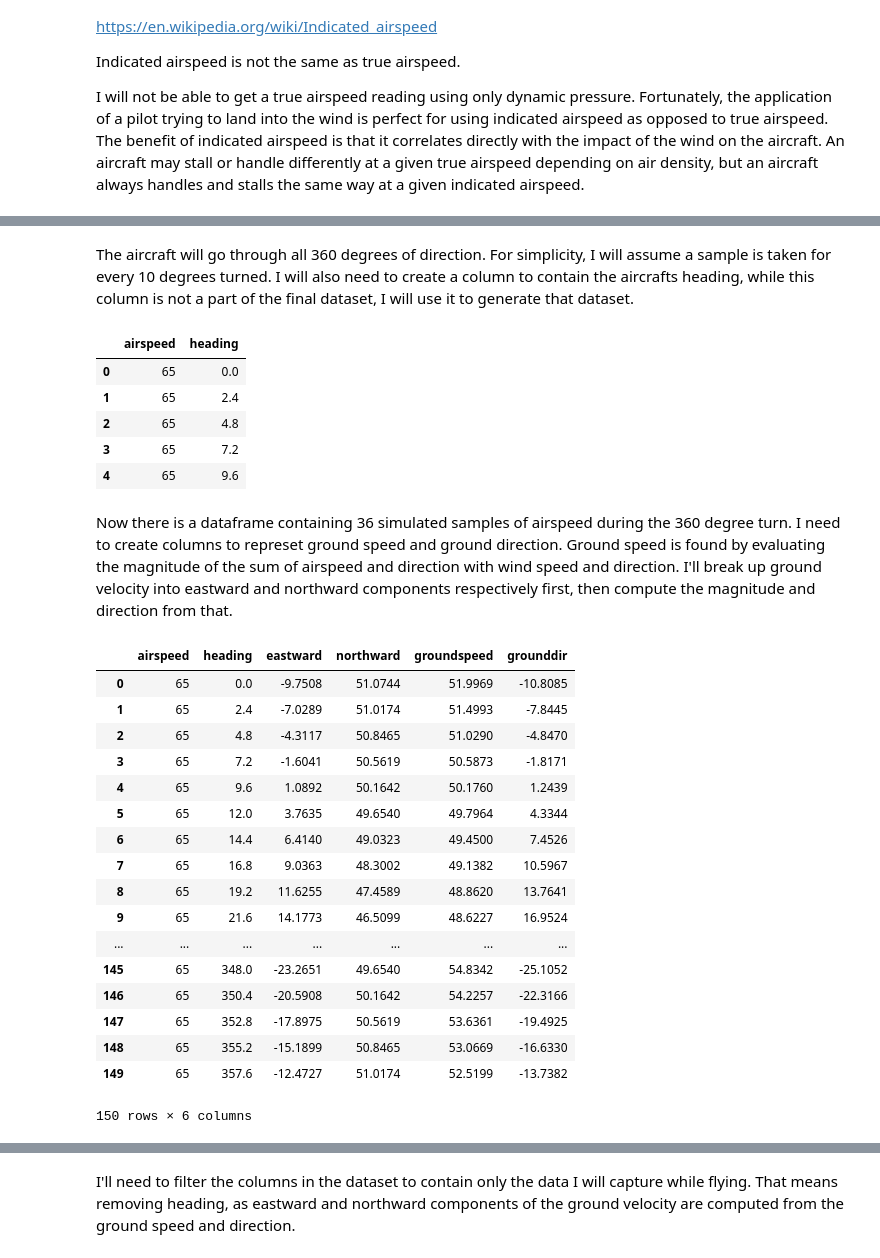
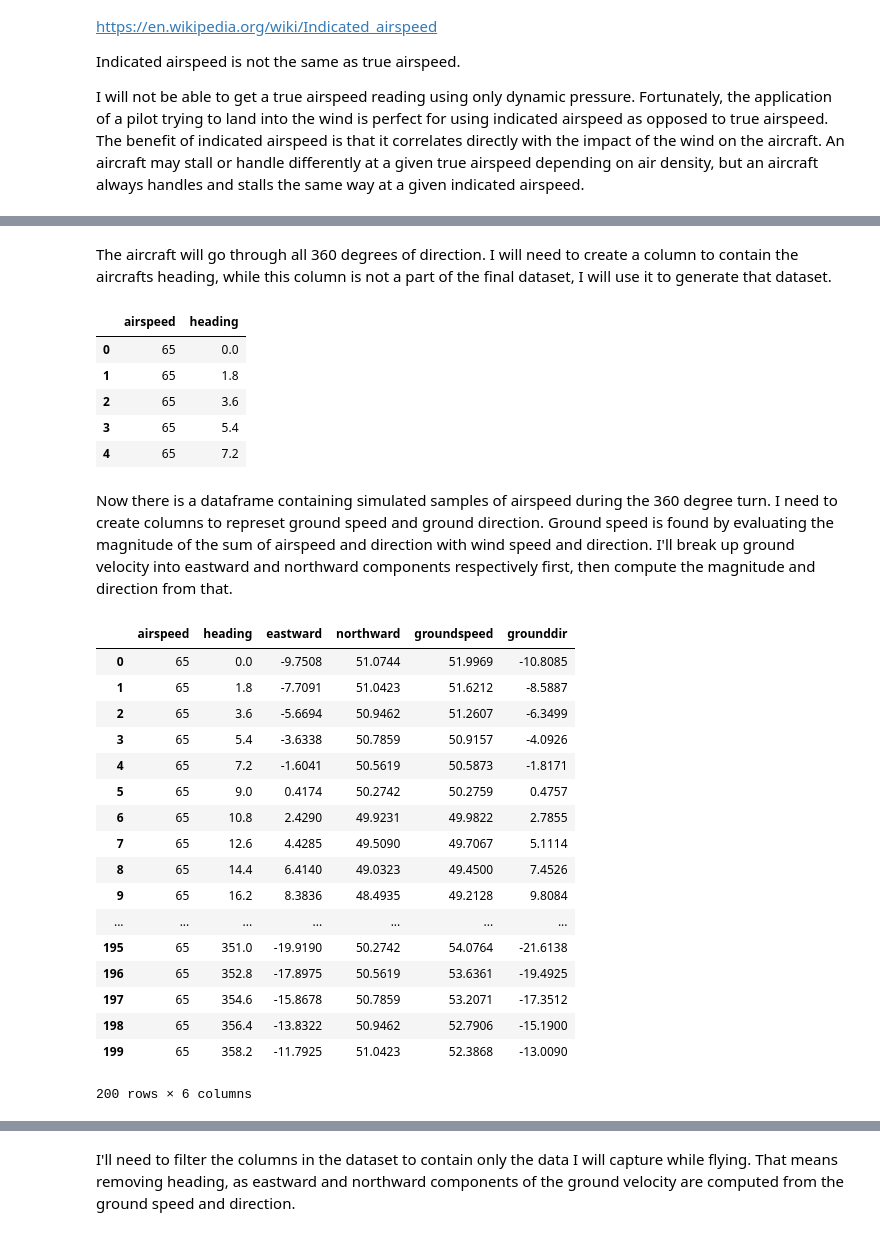
Before and after one commit to busbykt/RPi4Aviation, a Jupyter notebook: Ground Wind Velocity.ipynb, the cells around one changed output, grey strips where cells are left out. Cells and saved outputs as stored; diff of their text form; code cells hidden in the pictures.

```diff
--- a/Ground Wind Velocity.ipynb
+++ b/Ground Wind Velocity.ipynb
@@ -56,31 +56,31 @@ windspeed = 17
 # set a wind direction
 winddir = 215
 # %% [markdown]
-The aircraft will go through all 360 degrees of direction. For simplicity, I will assume a sample is taken for every 10 degrees turned. I will also need to create a column to contain the aircrafts heading, while this column is not a part of the final dataset, I will use it to generate that dataset.
+The aircraft will go through all 360 degrees of direction. I will need to create a column to contain the aircrafts heading, while this column is not a part of the final dataset, I will use it to generate that dataset.
 # %%
 # instantiate a dataframe to hold the data
 data = pd.DataFrame()
 
 # num samples
-samples = 150
+samples = 200
 
 # set the airspeed for every sample
 data['airspeed'] = [airspeed]*samples
 
 # set the aircraft heading for every sample
 data['heading'] = np.arange(0,360,360/samples)
 
 # preview the top of the data
 data.head()
 # %% [output]
 |  | airspeed | heading |
 | 0 | 65 | 0.0 |
-| 1 | 65 | 2.4 |
-| 2 | 65 | 4.8 |
-| 3 | 65 | 7.2 |
-| 4 | 65 | 9.6 |
+| 1 | 65 | 1.8 |
+| 2 | 65 | 3.6 |
+| 3 | 65 | 5.4 |
+| 4 | 65 | 7.2 |
 # %% [markdown]
-Now there is a dataframe containing 36 simulated samples of airspeed during the 360 degree turn. I need to create columns to represet ground speed and ground direction. Ground speed is found by evaluating the magnitude of the sum of airspeed and direction with wind speed and direction. I'll break up ground velocity into eastward and northward components respectively first, then compute the magnitude and direction from that.
+Now there is a dataframe containing simulated samples of airspeed during the 360 degree turn. I need to create columns to represet ground speed and ground direction. Ground speed is found by evaluating the magnitude of the sum of airspeed and direction with wind speed and direction. I'll break up ground velocity into eastward and northward components respectively first, then compute the magnitude and direction from that.
 # %%
 # calculate East and North components of the ground velocity
 data['eastward'] = np.round(data['airspeed'] * np.sin(data['heading'] * math.pi / 180) + \
@@ -97,22 +97,22 @@ data
 # %% [output]
 |  | airspeed | heading | eastward | northward | groundspeed | grounddir |
 | 0 | 65 | 0.0 | -9.7508 | 51.0744 | 51.9969 | -10.8085 |
-| 1 | 65 | 2.4 | -7.0289 | 51.0174 | 51.4993 | -7.8445 |
-| 2 | 65 | 4.8 | -4.3117 | 50.8465 | 51.0290 | -4.8470 |
-| 3 | 65 | 7.2 | -1.6041 | 50.5619 | 50.5873 | -1.8171 |
-| 4 | 65 | 9.6 | 1.0892 | 50.1642 | 50.1760 | 1.2439 |
-| 5 | 65 | 12.0 | 3.7635 | 49.6540 | 49.7964 | 4.3344 |
-| 6 | 65 | 14.4 | 6.4140 | 49.0323 | 49.4500 | 7.4526 |
-| 7 | 65 | 16.8 | 9.0363 | 48.3002 | 49.1382 | 10.5967 |
-| 8 | 65 | 19.2 | 11.6255 | 47.4589 | 48.8620 | 13.7641 |
-| 9 | 65 | 21.6 | 14.1773 | 46.5099 | 48.6227 | 16.9524 |
+| 1 | 65 | 1.8 | -7.7091 | 51.0423 | 51.6212 | -8.5887 |
+| 2 | 65 | 3.6 | -5.6694 | 50.9462 | 51.2607 | -6.3499 |
+| 3 | 65 | 5.4 | -3.6338 | 50.7859 | 50.9157 | -4.0926 |
+| 4 | 65 | 7.2 | -1.6041 | 50.5619 | 50.5873 | -1.8171 |
+| 5 | 65 | 9.0 | 0.4174 | 50.2742 | 50.2759 | 0.4757 |
+| 6 | 65 | 10.8 | 2.4290 | 49.9231 | 49.9822 | 2.7855 |
+| 7 | 65 | 12.6 | 4.4285 | 49.5090 | 49.7067 | 5.1114 |
+| 8 | 65 | 14.4 | 6.4140 | 49.0323 | 49.4500 | 7.4526 |
+| 9 | 65 | 16.2 | 8.3836 | 48.4935 | 49.2128 | 9.8084 |
 | ... | ... | ... | ... | ... | ... | ... |
-| 145 | 65 | 348.0 | -23.2651 | 49.6540 | 54.8342 | -25.1052 |
-| 146 | 65 | 350.4 | -20.5908 | 50.1642 | 54.2257 | -22.3166 |
-| 147 | 65 | 352.8 | -17.8975 | 50.5619 | 53.6361 | -19.4925 |
-| 148 | 65 | 355.2 | -15.1899 | 50.8465 | 53.0669 | -16.6330 |
-| 149 | 65 | 357.6 | -12.4727 | 51.0174 | 52.5199 | -13.7382 |
+| 195 | 65 | 351.0 | -19.9190 | 50.2742 | 54.0764 | -21.6138 |
+| 196 | 65 | 352.8 | -17.8975 | 50.5619 | 53.6361 | -19.4925 |
+| 197 | 65 | 354.6 | -15.8678 | 50.7859 | 53.2071 | -17.3512 |
+| 198 | 65 | 356.4 | -13.8322 | 50.9462 | 52.7906 | -15.1900 |
+| 199 | 65 | 358.2 | -11.7925 | 51.0423 | 52.3868 | -13.0090 |
-150 rows × 6 columns
+200 rows × 6 columns
 # %%
 plt.figure(figsize=(8,8))
 plt.polar(np.radians(data['grounddir']), data['groundspeed'], ls = 'none', marker = '.', ms=5)
```
Also changed, not shown: parts of 11 cells of this notebook.
